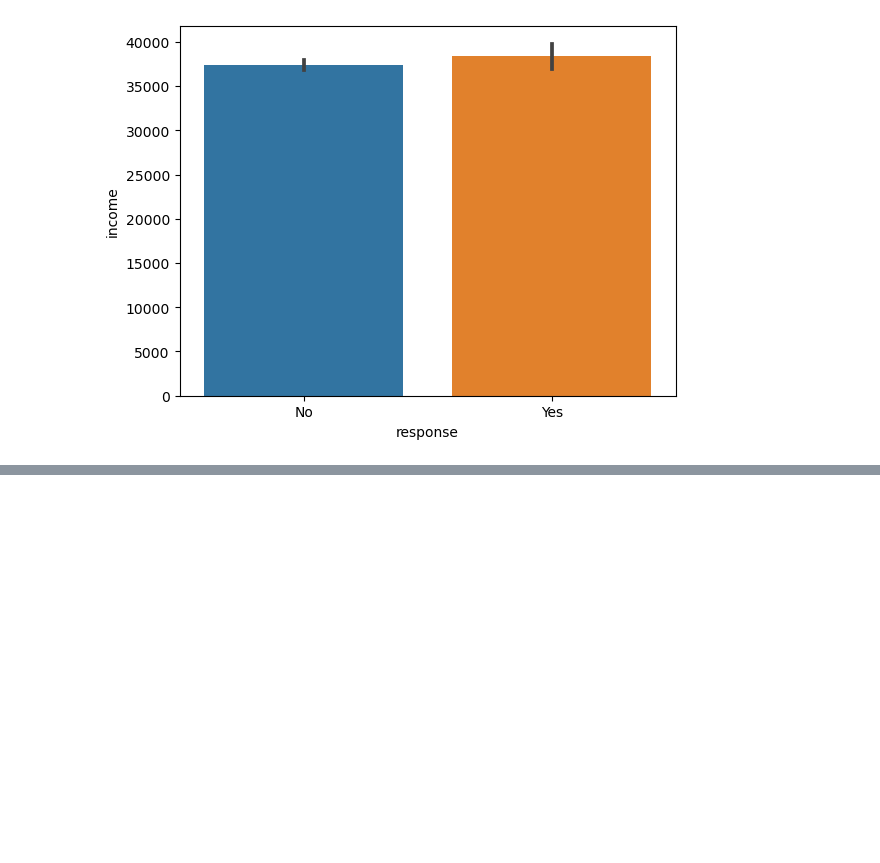
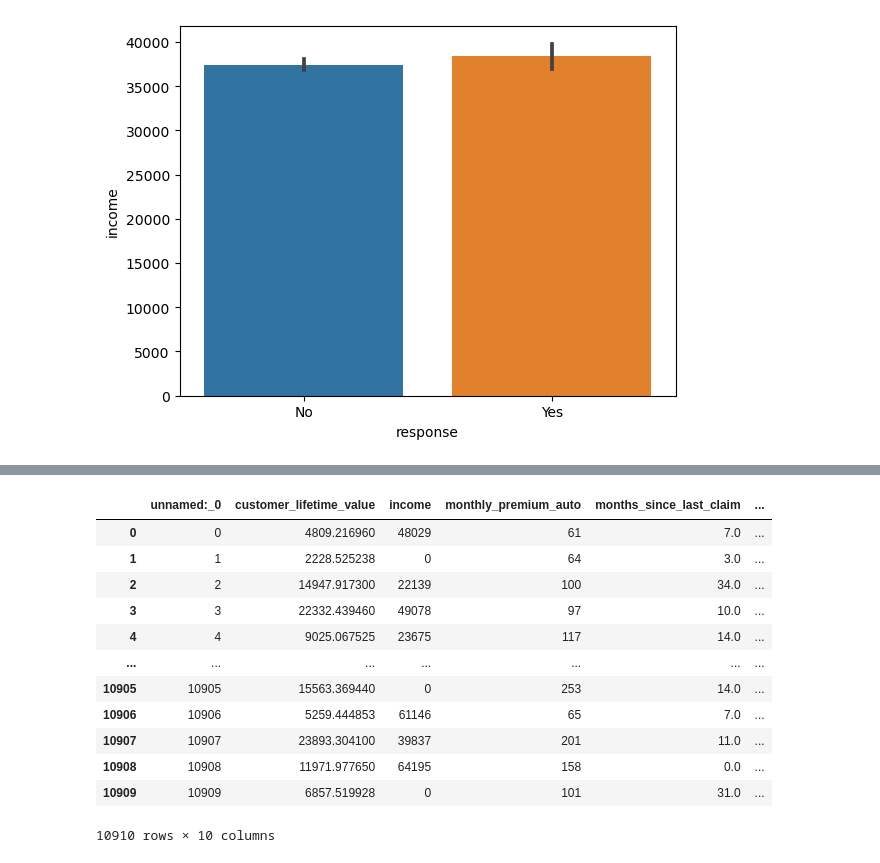
Before and after one commit to Tetiana93/lab-customer-analysis-round-2, a Jupyter notebook: lab-customer-analysis-round-2.ipynb, the cells around one changed output, grey strips where cells are left out. Saved outputs shown, nothing was run; the diff lists cells and outputs as text; code cells hidden in the pictures; blank space fills up the shorter version.

```diff
--- a/lab-customer-analysis-round-2.ipynb
+++ b/lab-customer-analysis-round-2.ipynb
@@ -432,0 +453,17 @@ plt.show()
+# %%
+numerical = df.select_dtypes("number")
+numerical
+# %% [output]
+|  | unnamed:_0 | customer_lifetime_value | income | monthly_premium_auto | months_since_last_claim | ... |
+| 0 | 0 | 4809.216960 | 48029 | 61 | 7.0 | ... |
+| 1 | 1 | 2228.525238 | 0 | 64 | 3.0 | ... |
+| 2 | 2 | 14947.917300 | 22139 | 100 | 34.0 | ... |
+| 3 | 3 | 22332.439460 | 49078 | 97 | 10.0 | ... |
+| 4 | 4 | 9025.067525 | 23675 | 117 | 14.0 | ... |
+| ... | ... | ... | ... | ... | ... | ... |
+| 10905 | 10905 | 15563.369440 | 0 | 253 | 14.0 | ... |
+| 10906 | 10906 | 5259.444853 | 61146 | 65 | 7.0 | ... |
+| 10907 | 10907 | 23893.304100 | 39837 | 201 | 11.0 | ... |
+| 10908 | 10908 | 11971.977650 | 64195 | 158 | 0.0 | ... |
+| 10909 | 10909 | 6857.519928 | 0 | 101 | 31.0 | ... |
+10910 rows × 10 columns
```
Also changed, not shown: parts of 9 cells of this notebook.
